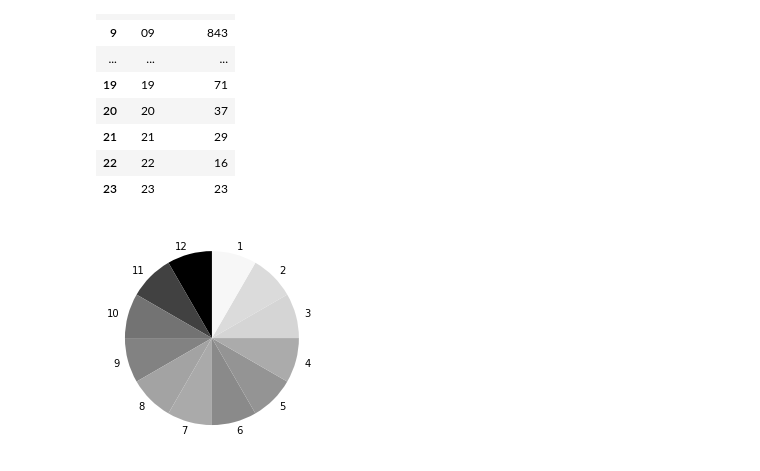
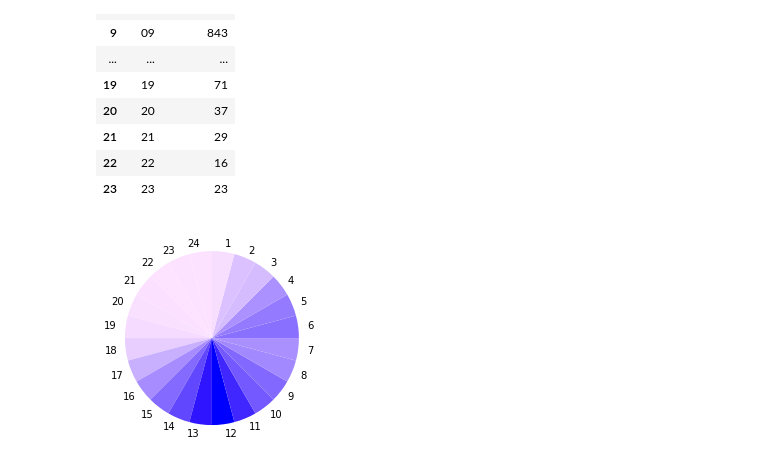
Before and after one commit to savoiepe/projet_dataviz, a Jupyter notebook: Exploration_Données.ipynb, the cells around one changed output. Cells and saved outputs as stored; diff of their text form; code cells hidden in the pictures.

```diff
--- a/Exploration_Données.ipynb
+++ b/Exploration_Données.ipynb
@@ -421,16 +423,17 @@ data_time
 # %%
 count = list(data_time["nbPartages"])
 count = [ i / max(count) for i in count]
-# count = np.array([(1,max(0,1-i-0.1),0) for i in count])
-count = np.array([(1-i,1-i,1-i) for i in count])
+count = np.array([(max(0,1-i),max(0,1-i-0.1),1) for i in count])
+# count = np.array([(1-i,1-i,1-i) for i in count])
 
-labels_1 = [3, 2, 1, 12, 11, 10, 9, 8, 7, 6, 5, 4]
+labels_1 = [6, 5, 4, 3, 2, 1, 0, 23, 22, 21, 20, 19, 18, 17, 16, 15, 14, 13, 12, 11, 10, 9, 8, 7,]
 count_1 = count[labels_1]
+labels_1[6] = 24
 
-plt.pie([ 1 for i in range(12)], colors=count_1, labels = labels_1)
+plt.pie([ 1 for i in range(24)], colors=count_1, labels = labels_1)
 plt.show()
 # %% [output]
-[figure, old version]
+[figure, new version]
 # %%
 labels_2 = [15, 14, 13, 0, 23, 22,21, 20, 19, 18, 17, 16]
 count_2 = count[labels_2]
```
Also changed, not shown: parts of 4 cells of this notebook, 2 other files.
